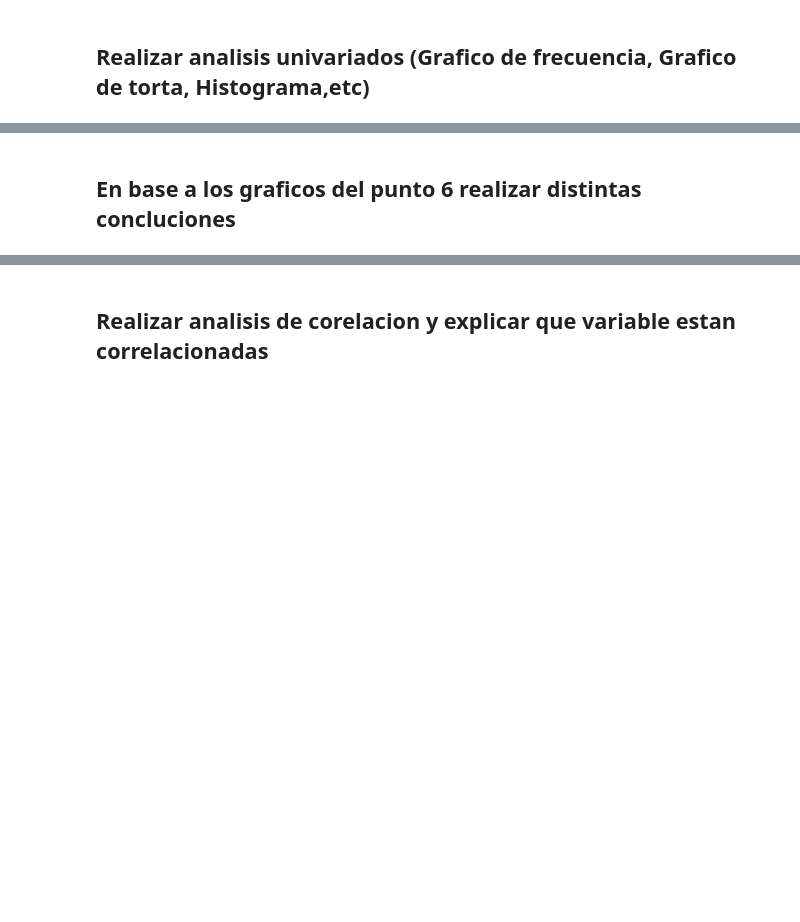
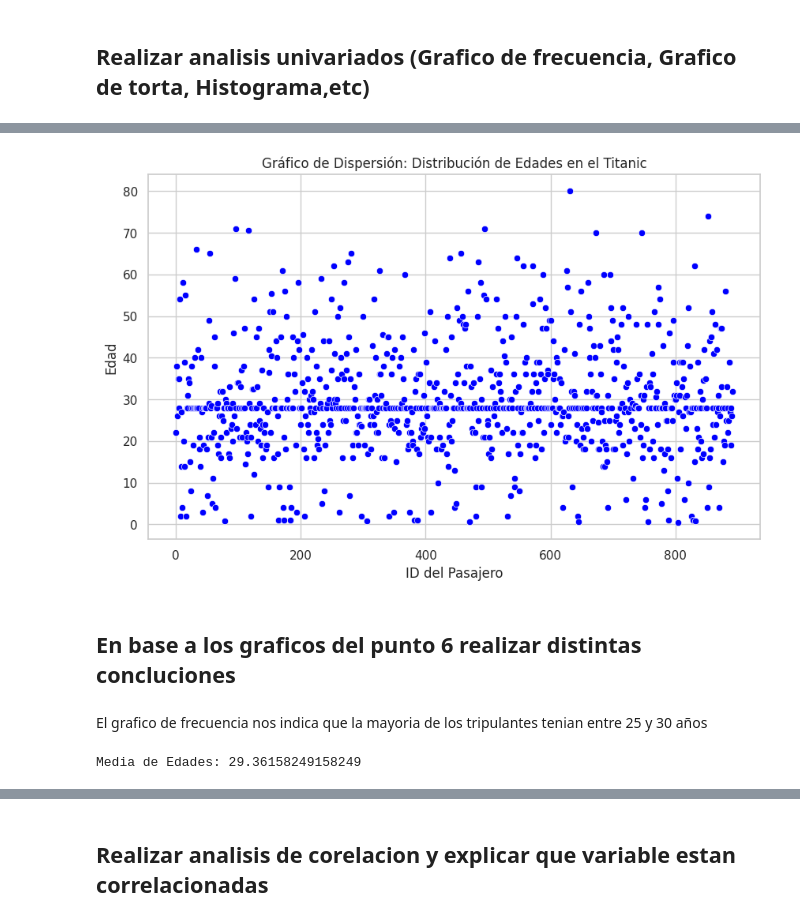
Before and after one commit to agustinsalum/ciencia-datos-python, a Jupyter notebook: Trabajos-practicos/tp4/tp4.ipynb, the cells around one changed output, grey strips where cells are left out. Drawn from its saved outputs; the diff is of its cells as text; code cells hidden in the pictures; blank space fills up the shorter version.

```diff
--- a/Trabajos-practicos/tp4/tp4.ipynb
+++ b/Trabajos-practicos/tp4/tp4.ipynb
@@ -503,2 +533,24 @@ A continuacion se muestran las correspondencias:
+# %%
+import matplotlib.pyplot as plt
+import seaborn as sns
+
+# Suponiendo que df_titanic es tu DataFrame que contiene los datos del Titanic
+sns.set(style="whitegrid")
+plt.figure(figsize=(10, 6))
+
+sns.scatterplot(data=df_titanic, x="PassengerId", y="Age", color="blue")
+plt.title("Gráfico de Dispersión: Distribución de Edades en el Titanic")
+plt.xlabel("ID del Pasajero")
+plt.ylabel("Edad")
+plt.show()
+# %% [output]
+[figure, added]
 # %% [markdown]
 ## En base a los graficos del punto 6 realizar distintas concluciones
+# %% [markdown]
+El grafico de frecuencia nos indica que la mayoria de los tripulantes tenian entre 25 y 30 años
+# %%
+media_edades = df_titanic["Age"].mean()
+print("Media de Edades:", media_edades)
+# %% [output]
+Media de Edades: 29.36158249158249
```
Also changed, not shown: parts of 7 cells of this notebook.
